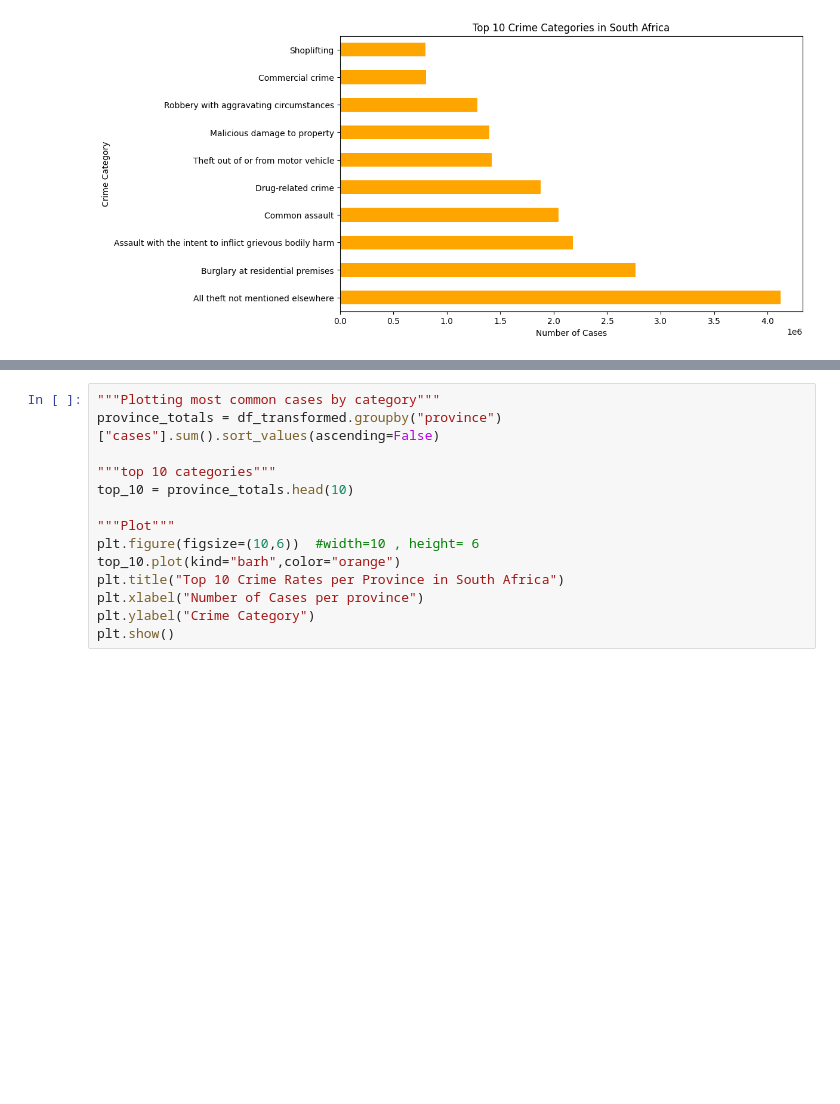
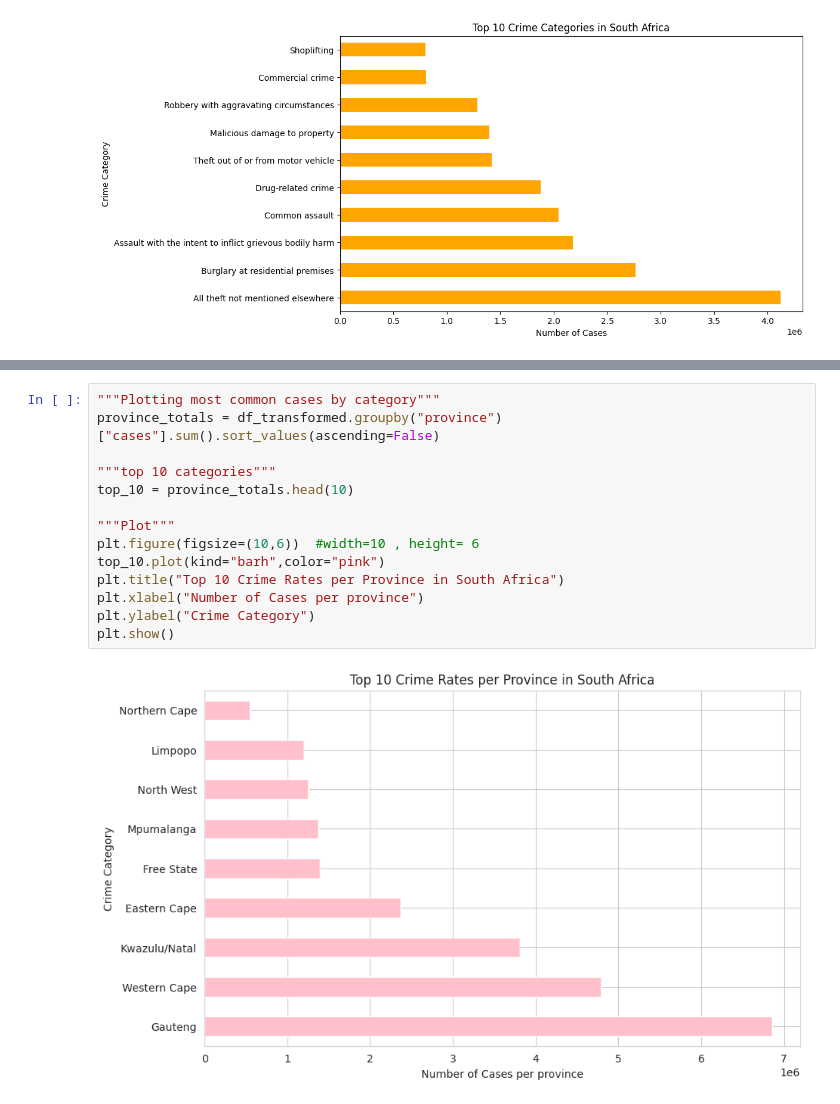
Before and after one commit to slindile24/Crime_Trends_Analysis_SA, a Jupyter notebook: crime_stats_sa/notebooks/crime_analysis.ipynb, the cells around one changed output, grey strips where cells are left out. Cells and saved outputs as stored; diff of their text form; blank space fills up the shorter version.

```diff
--- a/crime_stats_sa/notebooks/crime_analysis.ipynb
+++ b/crime_stats_sa/notebooks/crime_analysis.ipynb
@@ -134,14 +134,16 @@ Passing `palette` without assigning `hue` is deprecated and will be removed in v
 # %%
 """Plotting most common cases by category"""
 province_totals = df_transformed.groupby("province")["cases"].sum().sort_values(ascending=False)
 
 """top 10 categories"""
 top_10 = province_totals.head(10)
 
 """Plot"""
 plt.figure(figsize=(10,6))  #width=10 , height= 6
-top_10.plot(kind="barh",color="orange")
+top_10.plot(kind="barh",color="pink")
 plt.title("Top 10 Crime Rates per Province in South Africa")
 plt.xlabel("Number of Cases per province")
 plt.ylabel("Crime Category")
 plt.show()
+# %% [output]
+[figure, added]
```
Also changed, not shown: parts of 3 cells of this notebook.
